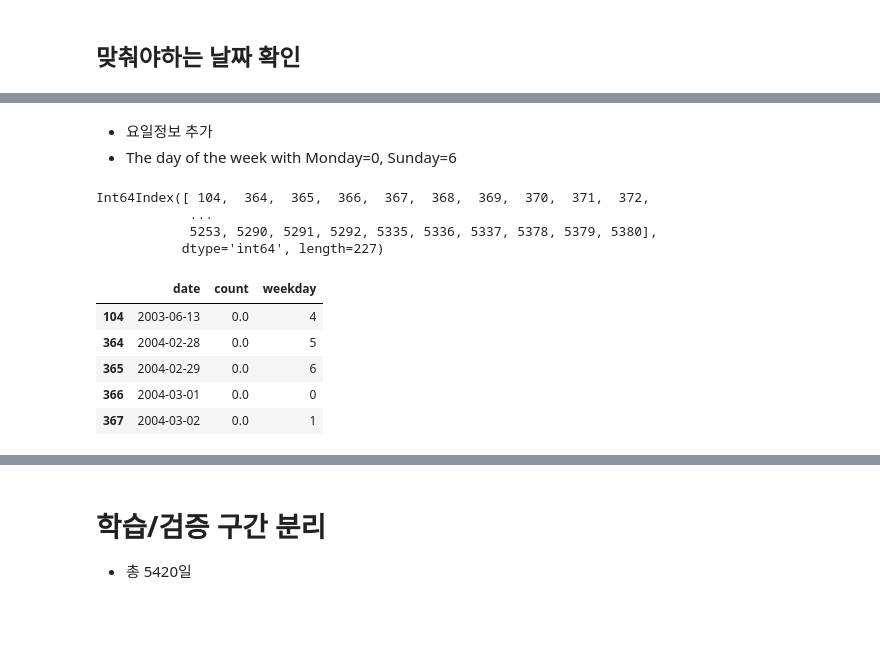
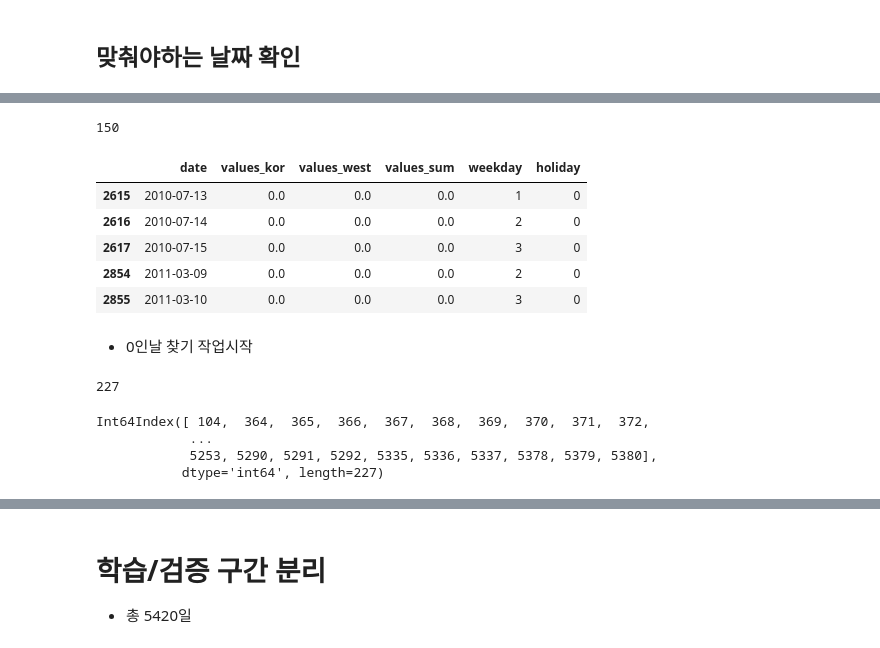
Before and after one commit to kimsh12191/challenge, a Jupyter notebook: peopleRNN/01_datalaod.ipynb, the cells around one changed output, grey strips where cells are left out. Cells and saved outputs as stored; diff of their text form; code cells hidden in the pictures; blank space fills up the shorter version.

```diff
--- a/peopleRNN/01_datalaod.ipynb
+++ b/peopleRNN/01_datalaod.ipynb
@@ -60,0 +115,14 @@ plt.show()
+# %%
+holidayList =['0101', '0301', '0505', '0606', '0815', '1003', '1225']
+
+holidayIdx = []
+for _year in range(2003, 2018):
+    for _date in holidayList:
+        print (_year, _date)
+        try:
+            idx = np.where(peopleDfMerge['date'].apply(
+                lambda x: (x.year == _year)  & (x.month == int(_date[:2])) & (x.day == int(_date[2:]))
+                ).values)[0][0]
+            holidayIdx.append(idx)
+        except IndexError:
+            pass
@@ -60,0 +147,2 @@ plt.show()
+# %%
+peopleDfMerge.loc[holidayIdx, 'holiday'] = 1
@@ -94,3 +164,0 @@ len(peopleDfAllDate[peopleDfAllDate['count'] == 0])
-# %% [markdown]
-- 요일정보 추가
-- The day of the week with Monday=0, Sunday=6
@@ -100,16 +165,15 @@ peopleDfAllDate = peopleDfAllDate.reset_index()
-# %%
-peopleDfAllDate[peopleDfAllDate['count'] == 0].index
-# %% [output]
-Int64Index([ 104,  364,  365,  366,  367,  368,  369,  370,  371,  372,
-            ...
-            5253, 5290, 5291, 5292, 5335, 5336, 5337, 5378, 5379, 5380],
-           dtype='int64', length=227)
-# %%
-peopleDfAllDate[peopleDfAllDate['count'] == 0].head()
-# %% [output]
-|  | date | count | weekday |
-| 104 | 2003-06-13 | 0.0 | 4 |
-| 364 | 2004-02-28 | 0.0 | 5 |
-| 365 | 2004-02-29 | 0.0 | 6 |
-| 366 | 2004-03-01 | 0.0 | 0 |
-| 367 | 2004-03-02 | 0.0 | 1 |
+# %%
+len(peopleDfMerge[peopleDfMerge['values_sum'] == 0])
+# %% [output]
+150
+# %%
+peopleDfMerge[peopleDfMerge['values_sum'] == 0].head()
+# %% [output]
+|  | date | values_kor | values_west | values_sum | weekday | holiday |
+| 2615 | 2010-07-13 | 0.0 | 0.0 | 0.0 | 1 | 0 |
+| 2616 | 2010-07-14 | 0.0 | 0.0 | 0.0 | 2 | 0 |
+| 2617 | 2010-07-15 | 0.0 | 0.0 | 0.0 | 3 | 0 |
+| 2854 | 2011-03-09 | 0.0 | 0.0 | 0.0 | 2 | 0 |
+| 2855 | 2011-03-10 | 0.0 | 0.0 | 0.0 | 3 | 0 |
+# %% [markdown]
+- 0인날 찾기 작업시작
@@ -115,0 +184,4 @@ peopleDfAllDate[peopleDfAllDate['count'] == 0].head()
+# %%
+len(peopleDfMerge[peopleDfMerge['values_sum'] == 0])
+# %% [output]
+227
@@ -115,0 +191,7 @@ peopleDfAllDate[peopleDfAllDate['count'] == 0].head()
+# %%
+peopleDfMerge[peopleDfMerge['values_sum'] == 0].index
+# %% [output]
+Int64Index([ 104,  364,  365,  366,  367,  368,  369,  370,  371,  372,
+            ...
+            5253, 5290, 5291, 5292, 5335, 5336, 5337, 5378, 5379, 5380],
+           dtype='int64', length=227)
```
Also changed, not shown: parts of 39 cells of this notebook, 13 other files.
